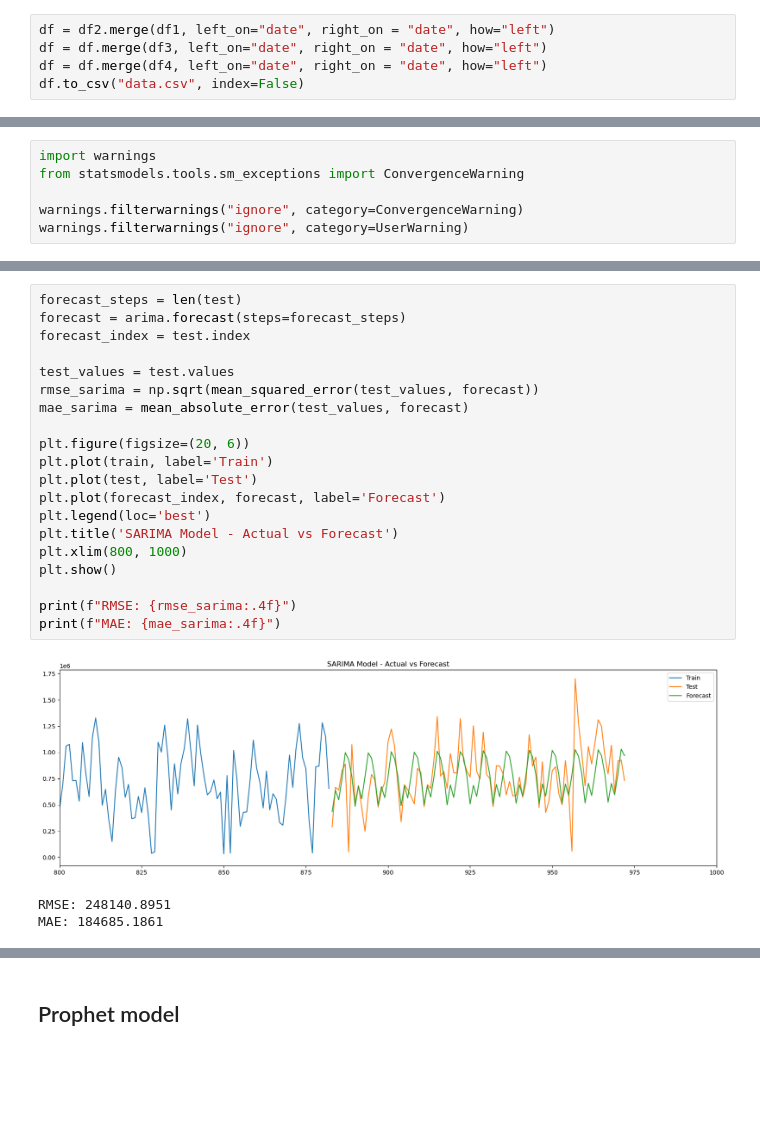
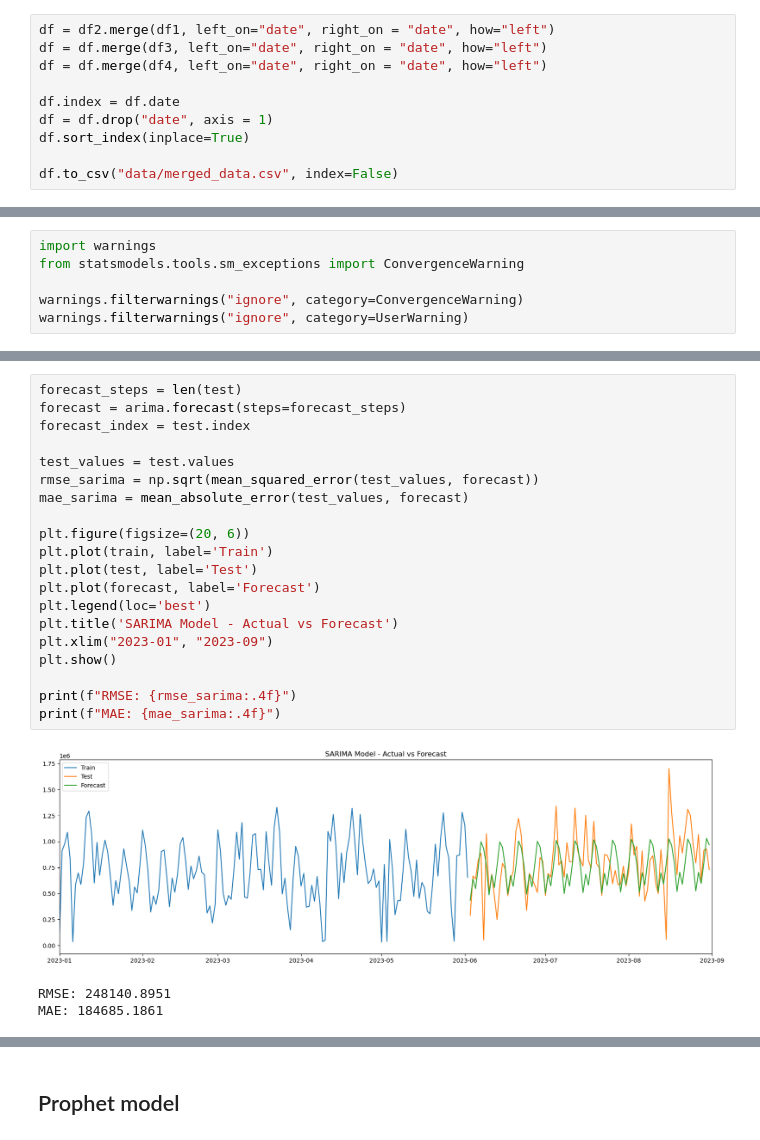
Before and after one commit to andrii-zapukhlyi/inpost_optimizing, a Jupyter notebook: inpost_forecast.ipynb, the cells around one changed output, grey strips where cells are left out. Drawn from its saved outputs; the diff is of its cells as text; blank space fills up the shorter version.

```diff
--- a/inpost_forecast.ipynb
+++ b/inpost_forecast.ipynb
@@ -770,7 +804,12 @@ plt.show()
 df = df2.merge(df1, left_on="date", right_on = "date", how="left")
 df = df.merge(df3, left_on="date", right_on = "date", how="left")
 df = df.merge(df4, left_on="date", right_on = "date", how="left")
-df.to_csv("data.csv", index=False)
+
+df.index = df.date
+df = df.drop("date", axis = 1)
+df.sort_index(inplace=True)
+
+df.to_csv("data/merged_data.csv", index=False)
 # %%
 df
 # %% [output]
@@ -891,25 +933,25 @@ Warnings:
 # %%
 forecast_steps = len(test)
 forecast = arima.forecast(steps=forecast_steps)
 forecast_index = test.index
 
 test_values = test.values
 rmse_sarima = np.sqrt(mean_squared_error(test_values, forecast))
 mae_sarima = mean_absolute_error(test_values, forecast)
 
 plt.figure(figsize=(20, 6))
 plt.plot(train, label='Train')
 plt.plot(test, label='Test')
-plt.plot(forecast_index, forecast, label='Forecast')
+plt.plot(forecast, label='Forecast')
 plt.legend(loc='best')
 plt.title('SARIMA Model - Actual vs Forecast')
-plt.xlim(800, 1000)
+plt.xlim("2023-01", "2023-09")
 plt.show()
 
 print(f"RMSE: {rmse_sarima:.4f}")
 print(f"MAE: {mae_sarima:.4f}")
 # %% [output]
-[figure, old version]
+[figure, new version]
 RMSE: 248140.8951
 MAE: 184685.1861
 # %%
```
Also changed, not shown: parts of 15 cells of this notebook, 2 other files.
